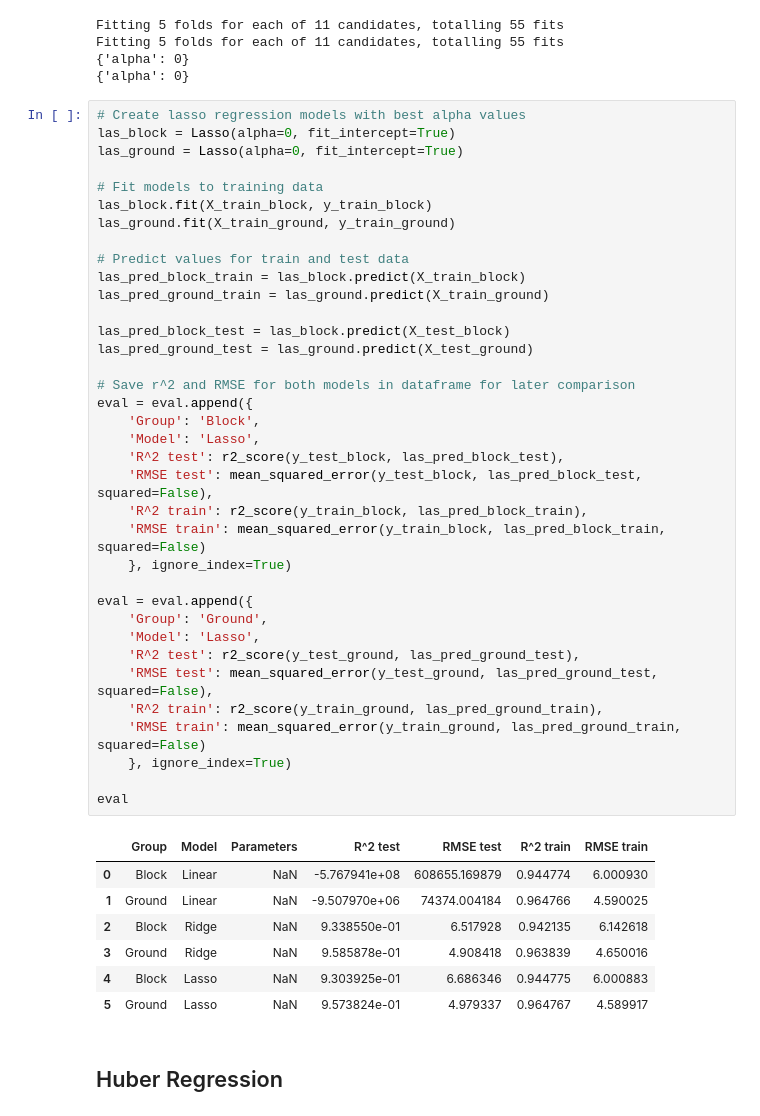
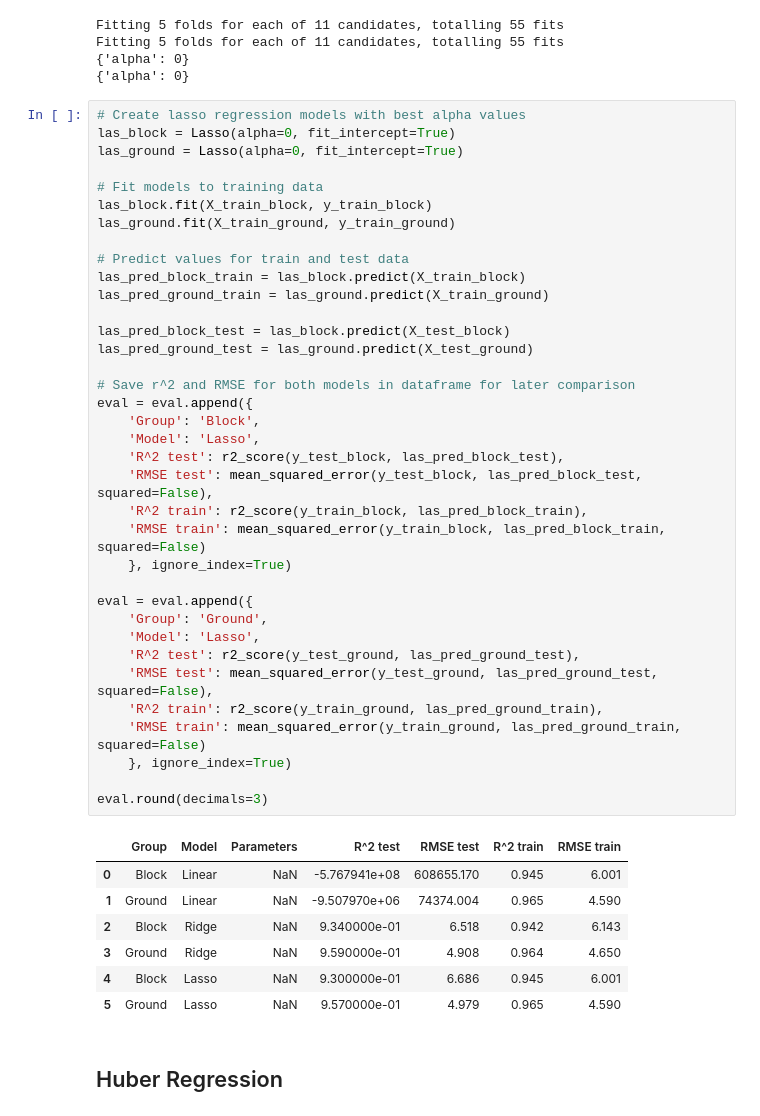
Before and after one commit to HinNerd/Flight_Prediction, a Jupyter notebook: notebooks/5_model.ipynb, the cells around one changed output. Saved outputs shown, nothing was run; the diff lists cells and outputs as text.

```diff
--- a/notebooks/5_model.ipynb
+++ b/notebooks/5_model.ipynb
@@ -209,39 +209,39 @@ las_block.fit(X_train_block, y_train_block)
 las_ground.fit(X_train_ground, y_train_ground)
 
 # Predict values for train and test data
 las_pred_block_train = las_block.predict(X_train_block)
 las_pred_ground_train = las_ground.predict(X_train_ground)
 
 las_pred_block_test = las_block.predict(X_test_block)
 las_pred_ground_test = las_ground.predict(X_test_ground)
 
 # Save r^2 and RMSE for both models in dataframe for later comparison
 eval = eval.append({
     'Group': 'Block',
     'Model': 'Lasso',
     'R^2 test': r2_score(y_test_block, las_pred_block_test),
     'RMSE test': mean_squared_error(y_test_block, las_pred_block_test, squared=False),
     'R^2 train': r2_score(y_train_block, las_pred_block_train),
     'RMSE train': mean_squared_error(y_train_block, las_pred_block_train, squared=False)
     }, ignore_index=True)
 
 eval = eval.append({
     'Group': 'Ground',
     'Model': 'Lasso',
     'R^2 test': r2_score(y_test_ground, las_pred_ground_test),
     'RMSE test': mean_squared_error(y_test_ground, las_pred_ground_test, squared=False),
     'R^2 train': r2_score(y_train_ground, las_pred_ground_train),
     'RMSE train': mean_squared_error(y_train_ground, las_pred_ground_train, squared=False)
     }, ignore_index=True)
 
-eval
+eval.round(decimals=3)
 # %% [output]
 |  | Group | Model | Parameters | R^2 test | RMSE test | R^2 train | RMSE train |
-| 0 | Block | Linear | NaN | -5.767941e+08 | 608655.169879 | 0.944774 | 6.000930 |
-| 1 | Ground | Linear | NaN | -9.507970e+06 | 74374.004184 | 0.964766 | 4.590025 |
-| 2 | Block | Ridge | NaN | 9.338550e-01 | 6.517928 | 0.942135 | 6.142618 |
-| 3 | Ground | Ridge | NaN | 9.585878e-01 | 4.908418 | 0.963839 | 4.650016 |
-| 4 | Block | Lasso | NaN | 9.303925e-01 | 6.686346 | 0.944775 | 6.000883 |
-| 5 | Ground | Lasso | NaN | 9.573824e-01 | 4.979337 | 0.964767 | 4.589917 |
+| 0 | Block | Linear | NaN | -5.767941e+08 | 608655.170 | 0.945 | 6.001 |
+| 1 | Ground | Linear | NaN | -9.507970e+06 | 74374.004 | 0.965 | 4.590 |
+| 2 | Block | Ridge | NaN | 9.340000e-01 | 6.518 | 0.942 | 6.143 |
+| 3 | Ground | Ridge | NaN | 9.590000e-01 | 4.908 | 0.964 | 4.650 |
+| 4 | Block | Lasso | NaN | 9.300000e-01 | 6.686 | 0.945 | 6.001 |
+| 5 | Ground | Lasso | NaN | 9.570000e-01 | 4.979 | 0.965 | 4.590 |
 # %% [markdown]
 ## Huber Regression
```
Also changed, not shown: parts of 4 cells of this notebook, 2 other files.
